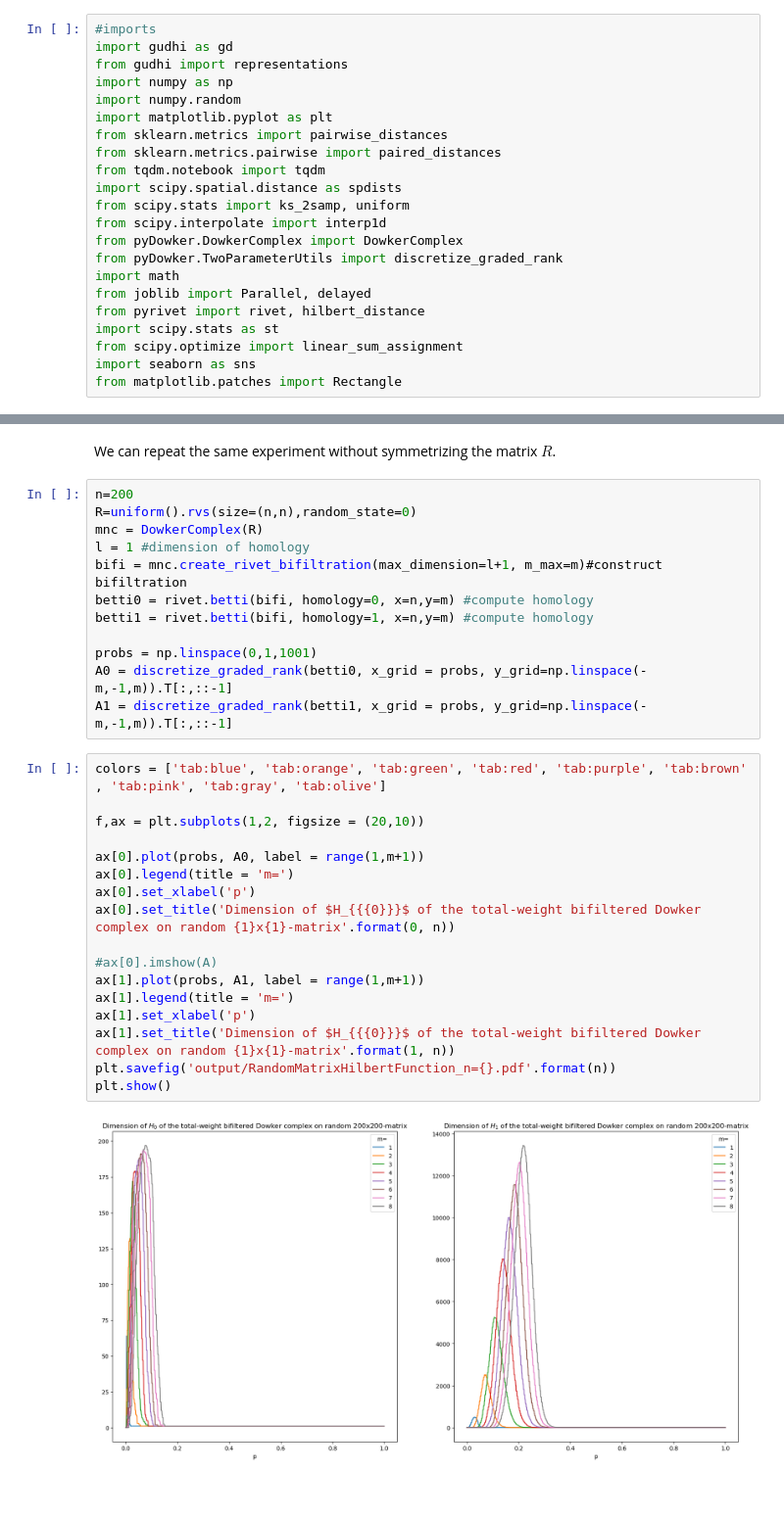
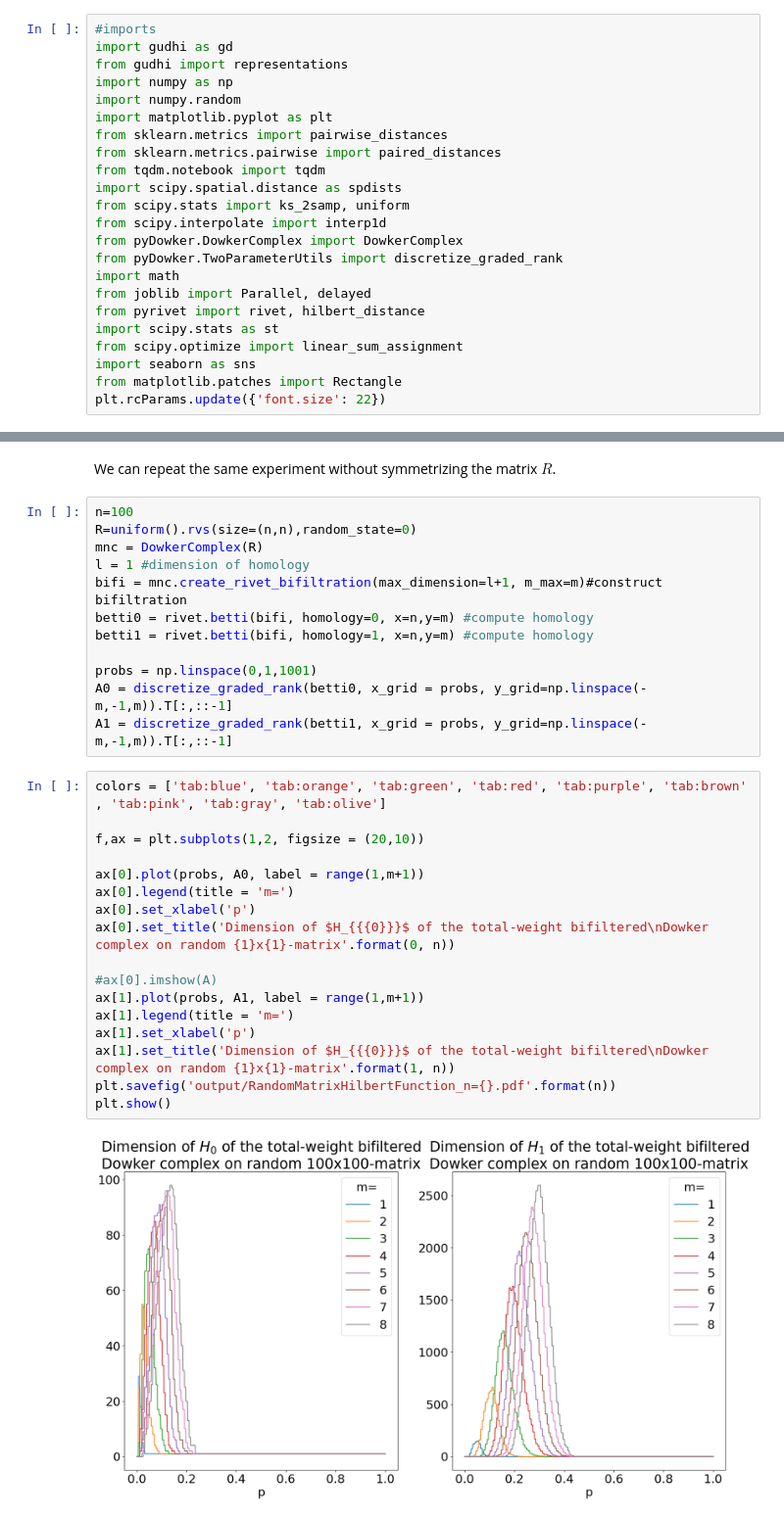
Before and after one commit to nihell/pyDowker, a Jupyter notebook: examples/ErdösRenyiMNeighbor.ipynb, the cells around one changed output, grey strips where cells are left out. Shown at 98% size. Saved outputs shown, nothing was run; the diff lists cells and outputs as text; blank space fills up the shorter version.

```diff
--- a/examples/ErdösRenyiMNeighbor.ipynb
+++ b/examples/ErdösRenyiMNeighbor.ipynb
@@ -20,6 +20,7 @@ import scipy.stats as st
 from scipy.optimize import linear_sum_assignment
 import seaborn as sns
 from matplotlib.patches import Rectangle
+plt.rcParams.update({'font.size': 22})
 # %% [markdown]
 Generate a symmetric $n\times n$ matrix $R$, whose entries below the diagonal are sampled i.i.d. from $Unif([0,1])$; the entries on the diagona are set to $\infty$ and the entries above the diagonal are by symmetry.
 Now for some $p\in[0,1]$ we can threshold $R$ to obtain $A$ with $A_{i,j} = \begin{cases}1 & if\; R_{ij}\leq p\\0&if\; R_{ij}>p\end{cases}$.
@@ -84,7 +85,7 @@ For $p$ in the colored region, the homology will a.a.s. not vanish.
 # %% [markdown]
 We can repeat the same experiment without symmetrizing the matrix $R$.
 # %%
-n=200
+n=100
 R=uniform().rvs(size=(n,n),random_state=0)
 mnc = DowkerComplex(R)
 l = 1 #dimension of homology
@@ -98,19 +99,19 @@ A1 = discretize_graded_rank(betti1, x_grid = probs, y_grid=np.linspace(-m,-1,m))
 # %%
 colors = ['tab:blue', 'tab:orange', 'tab:green', 'tab:red', 'tab:purple', 'tab:brown' , 'tab:pink', 'tab:gray', 'tab:olive']
 
 f,ax = plt.subplots(1,2, figsize = (20,10))
 
 ax[0].plot(probs, A0, label = range(1,m+1))
 ax[0].legend(title = 'm=')
 ax[0].set_xlabel('p')
-ax[0].set_title('Dimension of $H_{{{0}}}$ of the total-weight bifiltered Dowker complex on random {1}x{1}-matrix'.format(0, n))
+ax[0].set_title('Dimension of $H_{{{0}}}$ of the total-weight bifiltered\nDowker complex on random {1}x{1}-matrix'.format(0, n))
 
 #ax[0].imshow(A)
 ax[1].plot(probs, A1, label = range(1,m+1))
 ax[1].legend(title = 'm=')
 ax[1].set_xlabel('p')
-ax[1].set_title('Dimension of $H_{{{0}}}$ of the total-weight bifiltered Dowker complex on random {1}x{1}-matrix'.format(1, n))
+ax[1].set_title('Dimension of $H_{{{0}}}$ of the total-weight bifiltered\nDowker complex on random {1}x{1}-matrix'.format(1, n))
 plt.savefig('output/RandomMatrixHilbertFunction_n={}.pdf'.format(n))
 plt.show()
 # %% [output]
-[figure, old version]
+[figure, new version]
```
Also changed, not shown: parts of 2 cells of this notebook, 14 other files.
